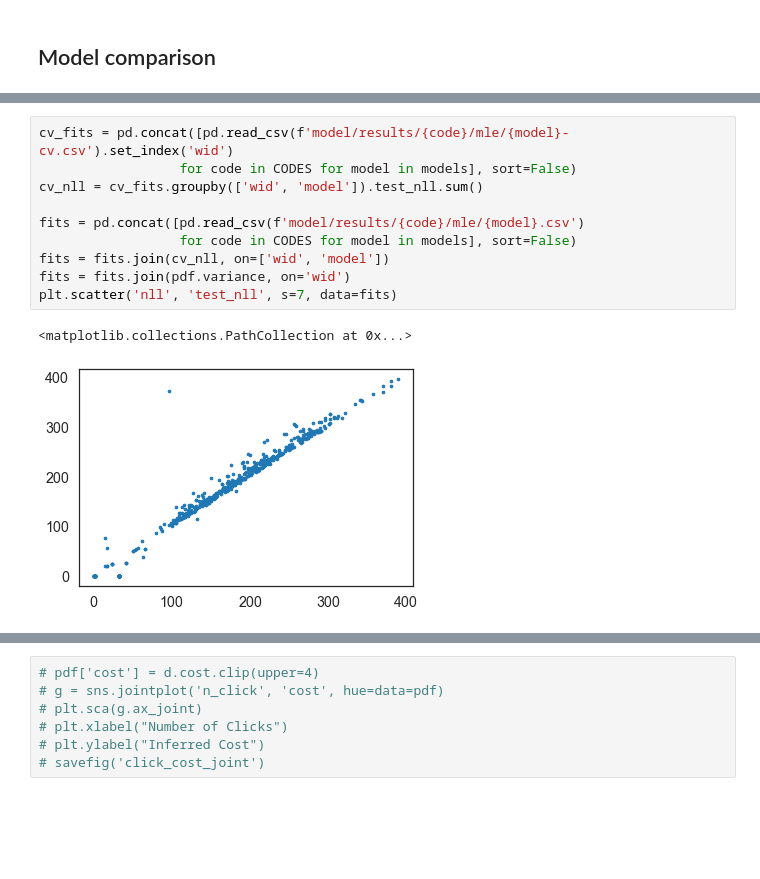
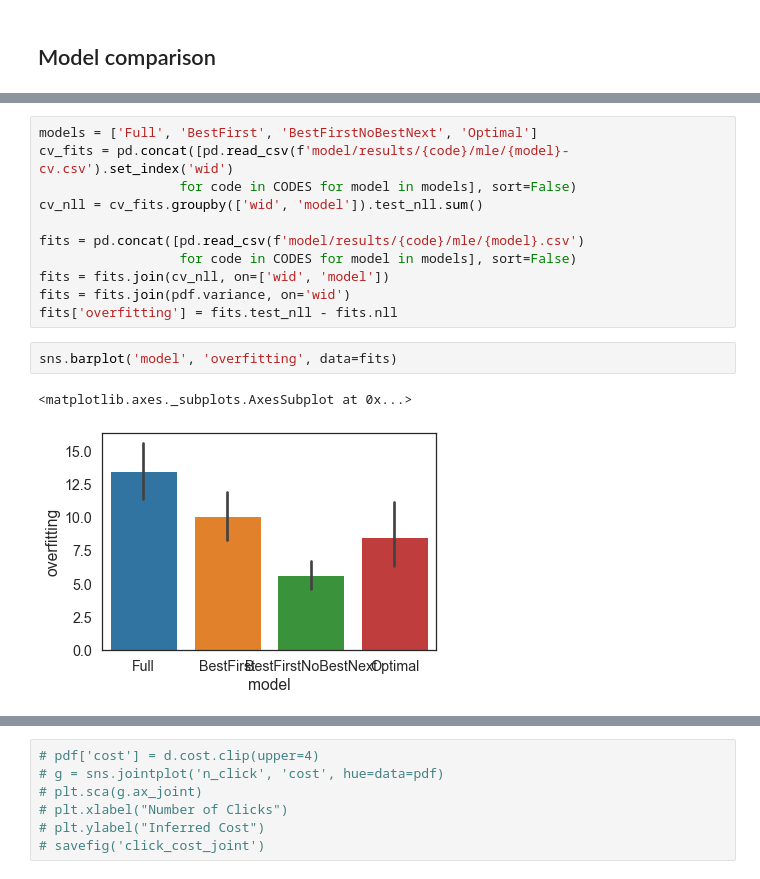
Before and after one commit to fredcallaway/rational-resources-planning, a Jupyter notebook: plots.ipynb, the cells around one changed output, grey strips where cells are left out. Cells and saved outputs as stored; diff of their text form; blank space fills up the shorter version.

```diff
--- a/plots.ipynb
+++ b/plots.ipynb
@@ -140,4 +149,5 @@ X.T.plot(legend=False, color='k', alpha=0.4)
 # %%
+models = ['Full', 'BestFirst', 'BestFirstNoBestNext', 'Optimal']
 cv_fits = pd.concat([pd.read_csv(f'model/results/{code}/mle/{model}-cv.csv').set_index('wid')
                   for code in CODES for model in models], sort=False)
 cv_nll = cv_fits.groupby(['wid', 'model']).test_nll.sum()
@@ -146,10 +156,12 @@ fits = pd.concat([pd.read_csv(f'model/results/{code}/mle/{model}.csv')
                   for code in CODES for model in models], sort=False)
 fits = fits.join(cv_nll, on=['wid', 'model'])
 fits = fits.join(pdf.variance, on='wid')
-plt.scatter('nll', 'test_nll', s=7, data=fits)
+fits['overfitting'] = fits.test_nll - fits.nll
-# %% [output]
-<matplotlib.collections.PathCollection at 0x...>
-[figure, removed]
+# %%
+sns.barplot('model', 'overfitting', data=fits)
+# %% [output]
+<matplotlib.axes._subplots.AxesSubplot at 0x...>
+[figure, added]
 # %%
 mx = 'DepthFirst'; my = 'BestFirst'
 d = fits.query('variance == "increasing"')
```
Also changed, not shown: parts of 6 cells of this notebook.
